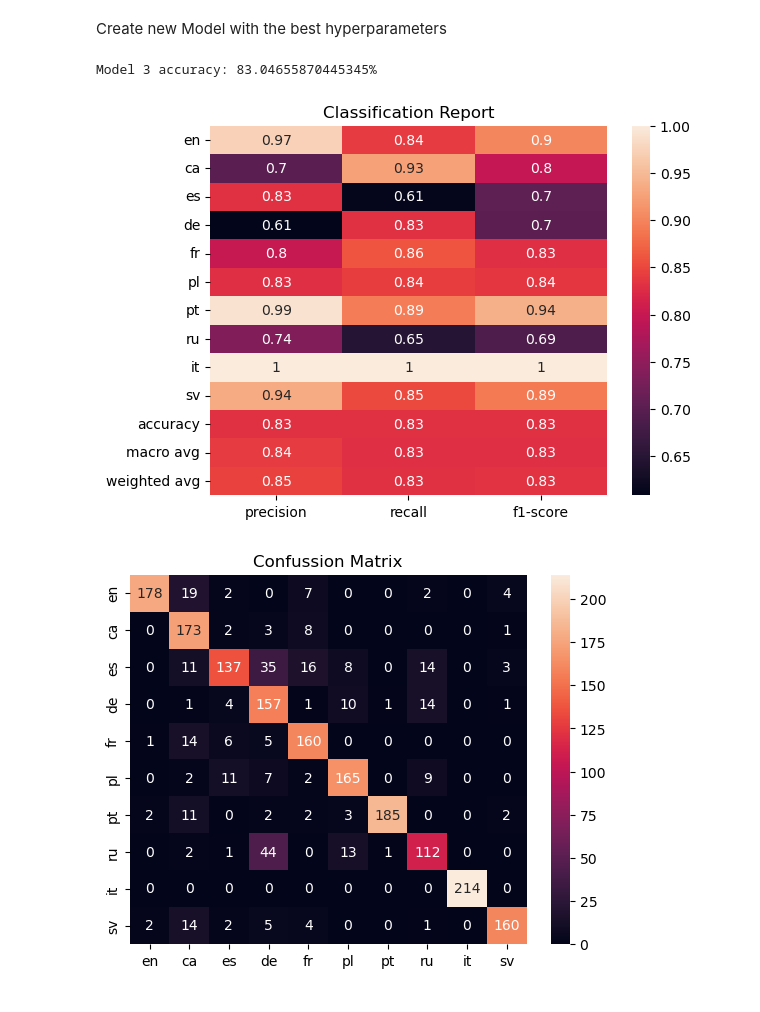
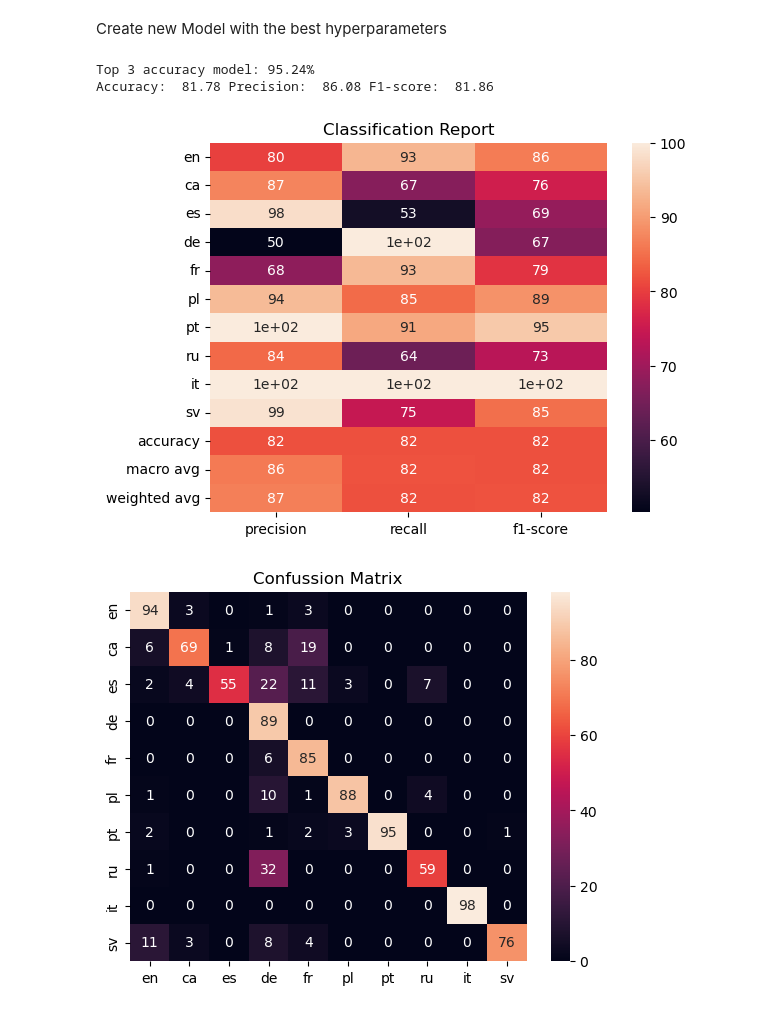
Before and after one commit to jsalisburyv/Machine-Learning, a Jupyter notebook: Practica1/models.ipynb, the cells around one changed output. Cells and saved outputs as stored; diff of their text form; code cells hidden in the pictures.

```diff
--- a/Practica1/models.ipynb
+++ b/Practica1/models.ipynb
@@ -57,11 +63,13 @@ X_train, X_test, y_train, y_test = train_test_split(X, y, test_size=0.2, random_
 scaler = StandardScaler() # try different scalers
 X_train = scaler.fit_transform(X_train)
 X_test = scaler.transform(X_test)
+X_val = scaler.transform(X_val)
 # %%
 # Dimensionality Reduction: https://www.mikulskibartosz.name/pca-how-to-choose-the-number-of-components/
 pca = PCA(n_components=0.99, random_state=43) # try different n_components
 X_train_pca = pca.fit_transform(X_train)
 X_test_pca = pca.transform(X_test)
+X_val_pca = pca.transform(X_val)
 # %% [markdown]
 ### Models
 # %%
@@ -110,7 +118,7 @@ Top 3 accuracy model 4: 93.67408906882592%
 Classification Reports
 # %%
 # Generate classification reports for the models
-langs = ['en', 'ca', 'es', 'de', 'fr', 'pl', 'pt', 'ru', 'it', 'sv']
+langs = ['en', 'de', 'ca', 'es', 'fr', 'it', 'pl', 'pt', 'ru','sv']
 fig, ax = plt.subplots(1, len(models), figsize=(20, 5))
 for i, model in enumerate(models):
     clf_report = classification_report(y_test, model.predict(X_test_pca), zero_division=0, target_names=langs, output_dict=True)
@@ -139,10 +147,10 @@ from sklearn.model_selection import GridSearchCV
 # %%
 # Let's preform a grid search on the model1 (SVM) to find the best parameters
 
-parameters = {'C': [0.1, 1, 5, 10], 'gamma': [1, 0.1, 0.01, 0.001], 'kernel': ['linear', 'rbf'], "decision_function_shape": ["ovo", "ovr"]} # AÑADIR SIGMOID???
+# parameters = {'C': [0.1, 1, 5, 10], 'gamma': ["scale", "auto", 1, 0.1, 0.01, 0.001], 'kernel': ['linear', 'rbf'], "decision_function_shape": ["ovo", "ovr"]} # AÑADIR SIGMOID???
 
-grid = GridSearchCV(svm.SVC(), parameters, refit=True, verbose=3)
-grid.fit(X_train_pca, y_train)
+# grid = GridSearchCV(svm.SVC(), parameters, refit=True, verbose=3)
+# grid.fit(X_train_pca, y_train)
 
-print(grid.best_params_)
+# print(grid.best_params_)
 # %% [output]
@@ -168,29 +176,26 @@ Create new Model with the best hyperparameters
 # %%
 # Create and train model
 
-#model = svm.SVC(C=5, kernel='rbf', gamma=0.001, decision_function_shape="ovo", probability=True)
-model = grid.best_estimator_
-
-# Accuracy
-score = model.score(X_test_pca, y_test)
-print(f'Model {i+1} accuracy: {score * 100}%')
+model = svm.SVC(C=0.1, kernel='linear', gamma="scale", decision_function_shape="ovo", probability=True)
+model.fit(X_train_pca, y_train)
+# model = grid.best_estimator_
 
 # Top 3
-"""
-prediction = model.predict_proba(X_test_pca)
-print(f'Top 3 accuracy model {i+1}: {top_k_accuracy_score(y_test, prediction, k=3)*100}%')
-"""
+prediction = model.predict_proba(X_val_pca)
+print(f'Top 3 accuracy model: {round(top_k_accuracy_score(y_val, prediction, k=3)*100,2)}%')
 
 # Classification Report
-clf_report = classification_report(y_test, model.predict(X_test_pca), zero_division=0, target_names=langs, output_dict=True)
+clf_report = classification_report(y_val, model.predict(X_val_pca), zero_division=0, target_names=langs, output_dict=True)
 sns.heatmap(pd.DataFrame(clf_report).iloc[:-1, :].T, annot=True).set(title="Classification Report")
+print("Accuracy: ", round(clf_report['accuracy']*100, 2), "Precision: ", round(clf_report['macro avg']['precision']*100,2), "F1-score: ", round(clf_report['macro avg']['f1-score']*100,2))
 plt.show()
 
 # Confussion Matrix
-cm = confusion_matrix(y_test, model.predict(X_test_pca))
+cm = confusion_matrix(y_val, model.predict(X_val_pca))
 sns.heatmap(cm, annot=True, fmt='d', xticklabels=langs, yticklabels=langs).set(title="Confussion Matrix")
 plt.show()
 # %% [output]
-Model 3 accuracy: 83.04655870445345%
+Top 3 accuracy model: 95.24%
+Accuracy:  81.78 Precision:  86.08 F1-score:  81.86
-[figure, old version]
+[figure, new version]
-[figure, old version]
+[figure, new version]
```
Also changed, not shown: parts of 10 cells of this notebook, 2 other files.
